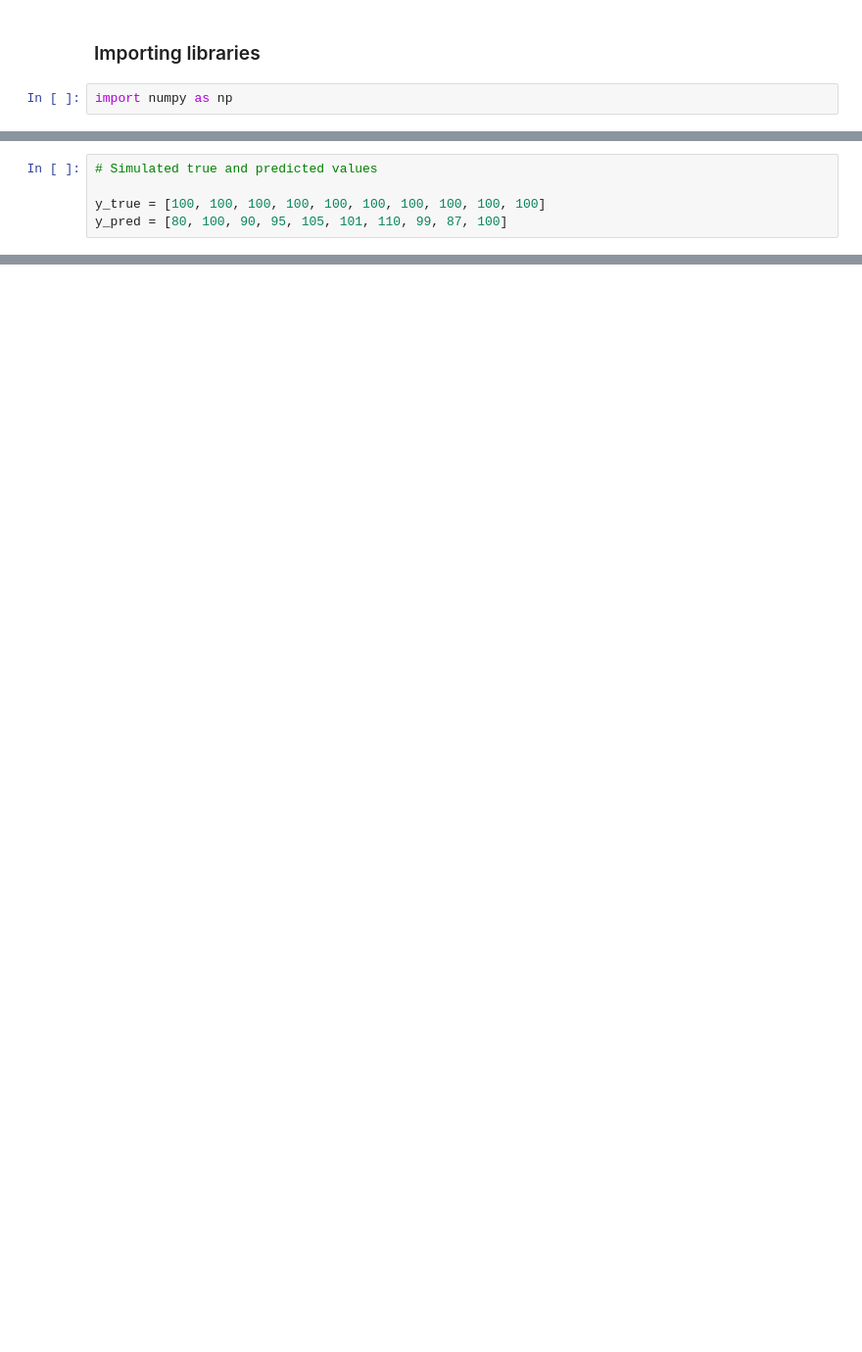
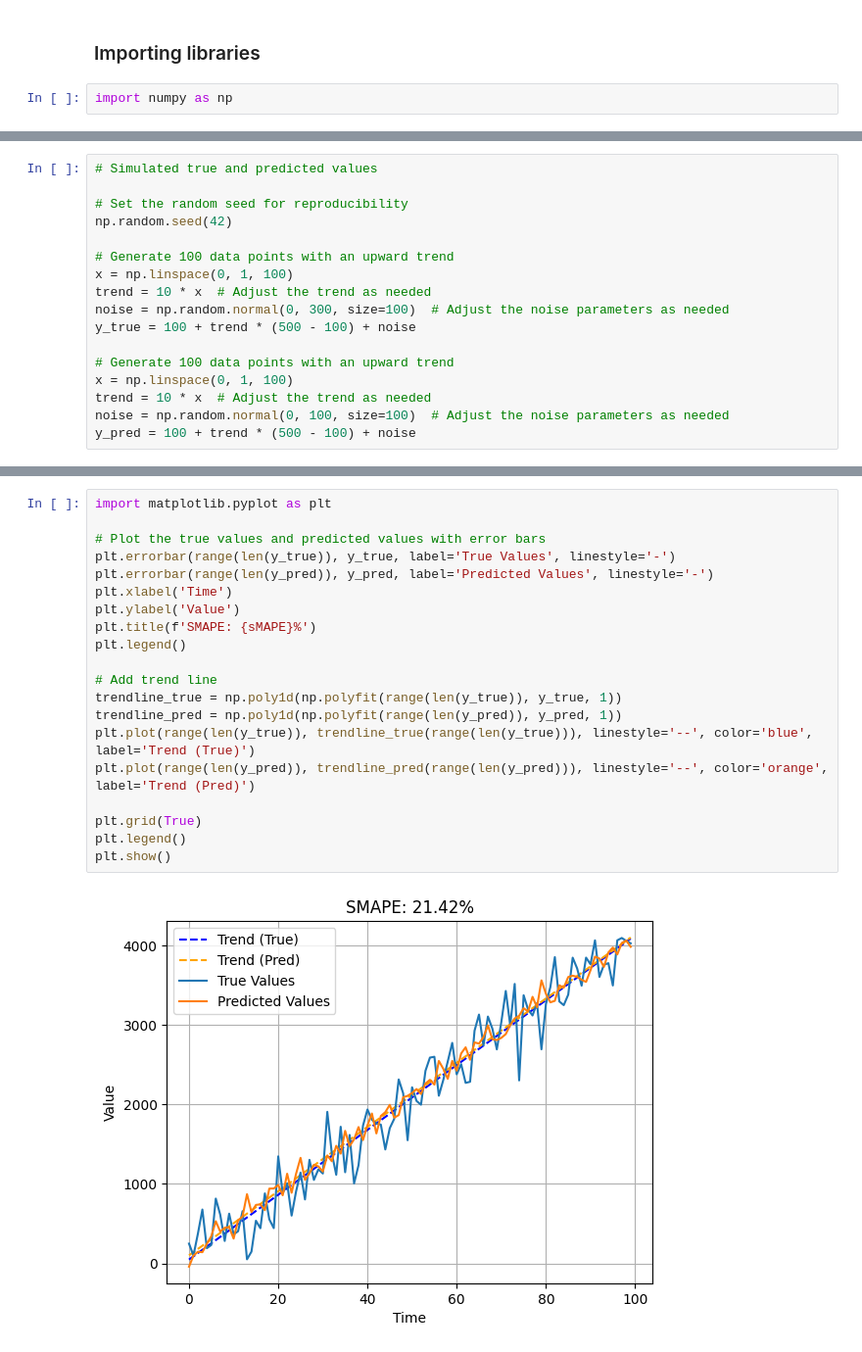
Before and after one commit to Igor-Kuts/Projects, a Jupyter notebook: Machine Learning/symmetric_mean_absolute_precentage_error.ipynb, the cells around one changed output, grey strips where cells are left out. Shown: that part at 98% size. Drawn from its saved outputs; the diff is of its cells as text; blank space fills up the shorter version.

Commit message:
Added plot and fixed typos in symmetric_mean_absolute__percentage_error.ipynb

```diff
--- a/Machine Learning/symmetric_mean_absolute_precentage_error.ipynb
+++ b/Machine Learning/symmetric_mean_absolute_precentage_error.ipynb
@@ -39 +41,18 @@ import numpy as np
+# %%
+# Simulated true and predicted values
+
+# Set the random seed for reproducibility
+np.random.seed(42)
+
+# Generate 100 data points with an upward trend
+x = np.linspace(0, 1, 100)
+trend = 10 * x  # Adjust the trend as needed
+noise = np.random.normal(0, 300, size=100)  # Adjust the noise parameters as needed
+y_true = 100 + trend * (500 - 100) + noise
+
+# Generate 100 data points with an upward trend
+x = np.linspace(0, 1, 100)
+trend = 10 * x  # Adjust the trend as needed
+noise = np.random.normal(0, 100, size=100)  # Adjust the noise parameters as needed
+y_pred = 100 + trend * (500 - 100) + noise
 # %% [markdown]
@@ -41,5 +59,0 @@ import numpy as np
-# %%
-# Simulated true and predicted values
-
-y_true = [100, 100, 100, 100, 100, 100, 100, 100, 100, 100]
-y_pred = [80, 100, 90, 95, 105, 101, 110, 99, 87, 100]
@@ -66,0 +79,22 @@ Symmetric Mean Absolute Percentage Error: 6.82
+# %%
+import matplotlib.pyplot as plt
+
+# Plot the true values and predicted values with error bars
+plt.errorbar(range(len(y_true)), y_true, label='True Values', linestyle='-')
+plt.errorbar(range(len(y_pred)), y_pred, label='Predicted Values', linestyle='-')
+plt.xlabel('Time')
+plt.ylabel('Value')
+plt.title(f'SMAPE: {sMAPE}%')
+plt.legend()
+
+# Add trend line
+trendline_true = np.poly1d(np.polyfit(range(len(y_true)), y_true, 1))
+trendline_pred = np.poly1d(np.polyfit(range(len(y_pred)), y_pred, 1))
+plt.plot(range(len(y_true)), trendline_true(range(len(y_true))), linestyle='--', color='blue', label='Trend (True)')
+plt.plot(range(len(y_pred)), trendline_pred(range(len(y_pred))), linestyle='--', color='orange', label='Trend (Pred)')
+
+plt.grid(True)
+plt.legend()
+plt.show()
+# %% [output]
+[figure, added]
```
Also changed, not shown: parts of 7 cells of this notebook.
